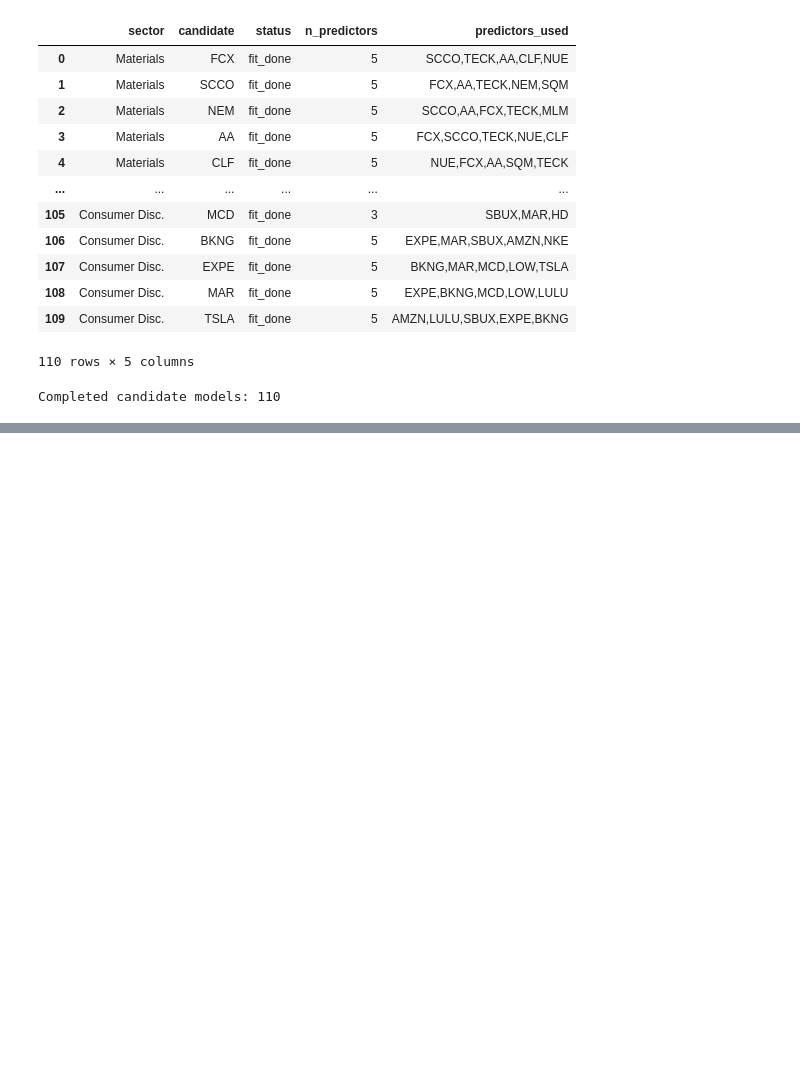
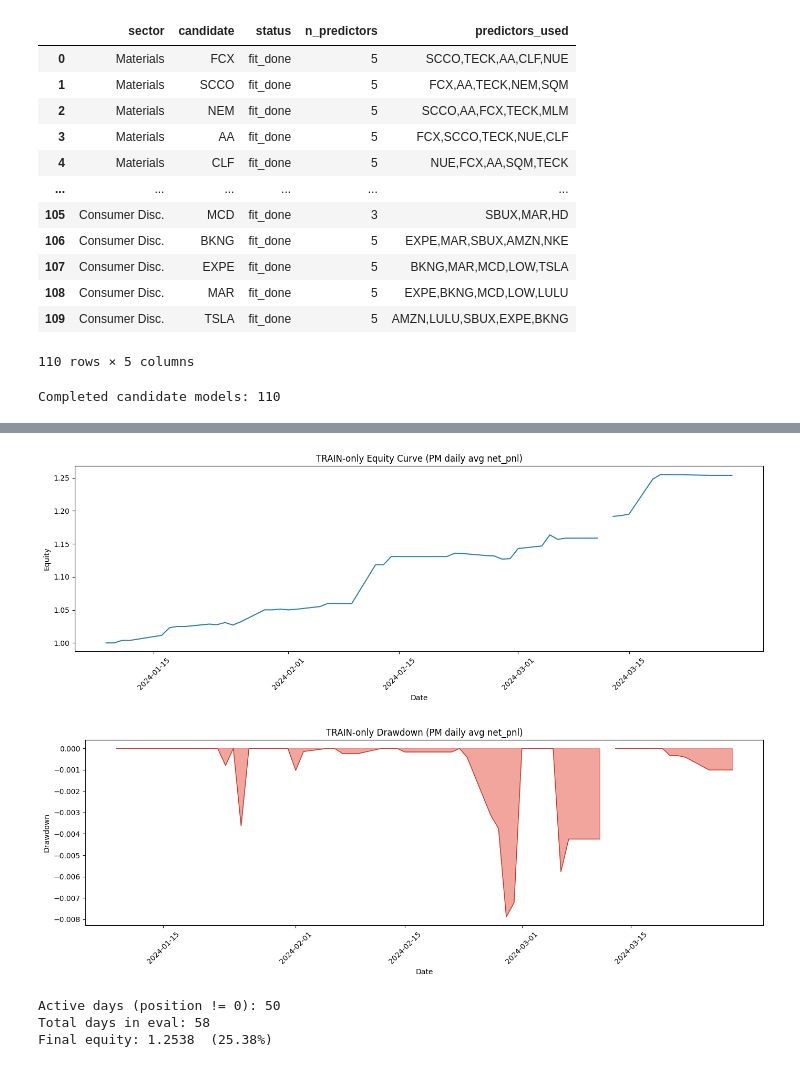
Before and after one commit to razmen3101/algo-trading-project, a Jupyter notebook: DBTS_Train_Only_Diagnostic_FIXED.ipynb, the cells around one changed output, grey strips where cells are left out. Cells and saved outputs as stored; diff of their text form; code cells hidden in the pictures; blank space fills up the shorter version.

```diff
--- a/DBTS_Train_Only_Diagnostic_FIXED.ipynb
+++ b/DBTS_Train_Only_Diagnostic_FIXED.ipynb
@@ -796,29 +1071,32 @@ else:
 # %%
-# Cell 14 — plots: equity curve and drawdown
-executed = trades[trades["executed"] == True].copy().sort_values("date")
-if not executed.empty:
-    executed["equity"] = (1.0 + executed["realized_return"].fillna(0)).cumprod()
-    executed["drawdown"] = executed["equity"] / executed["equity"].cummax() - 1.0
+# Cell 14 — equity curve and drawdown (PM output)
+active = trades[trades["position"] != 0].copy()
+daily_ret = trades.groupby("date")["net_pnl"].mean().sort_index()
+equity    = (1.0 + daily_ret).cumprod()
+drawdown  = equity / equity.cummax() - 1.0
 
-    plt.figure(figsize=(14, 5))
-    plt.plot(executed["date"], executed["equity"])
-    plt.title("TRAIN-only DBTS Equity Curve")
-    plt.xlabel("Date")
-    plt.ylabel("Equity")
-    plt.xticks(rotation=45)
-    plt.tight_layout()
-    plt.show()
+plt.figure(figsize=(14, 5))
+plt.plot(equity.index, equity.values, color="#2980b9", lw=1.5)
+plt.title("TRAIN-only Equity Curve (PM daily avg net_pnl)")
+plt.xlabel("Date"); plt.ylabel("Equity")
+plt.xticks(rotation=45); plt.tight_layout(); plt.show()
 
-    plt.figure(figsize=(14, 5))
-    plt.plot(executed["date"], executed["drawdown"])
-    plt.title("TRAIN-only DBTS Drawdown")
-    plt.xlabel("Date")
-    plt.ylabel("Drawdown")
-    plt.xticks(rotation=45)
-    plt.tight_layout()
-    plt.show()
-else:
-    print("No executed trades to plot equity/drawdown.")
+plt.figure(figsize=(14, 5))
+plt.fill_between(drawdown.index, drawdown.values, 0, color="#e74c3c", alpha=0.5)
+plt.plot(drawdown.index, drawdown.values, color="#c0392b", lw=1)
+plt.title("TRAIN-only Drawdown (PM daily avg net_pnl)")
+plt.xlabel("Date"); plt.ylabel("Drawdown")
+plt.xticks(rotation=45); plt.tight_layout(); plt.show()
+
+print(f"Active days (position != 0): {len(active)}")
+print(f"Total days in eval: {len(daily_ret)}")
+print(f"Final equity: {equity.iloc[-1]:.4f}  ({(equity.iloc[-1]-1)*100:.2f}%)")
+# %% [output]
+[figure, added]
+[figure, added]
+Active days (position != 0): 50
+Total days in eval: 58
+Final equity: 1.2538  (25.38%)
 # %%
 # Cell 15 — plots: target selection frequency
 if not selection_summary.empty:
```
Also changed, not shown: parts of 17 cells of this notebook, 3 other files.
